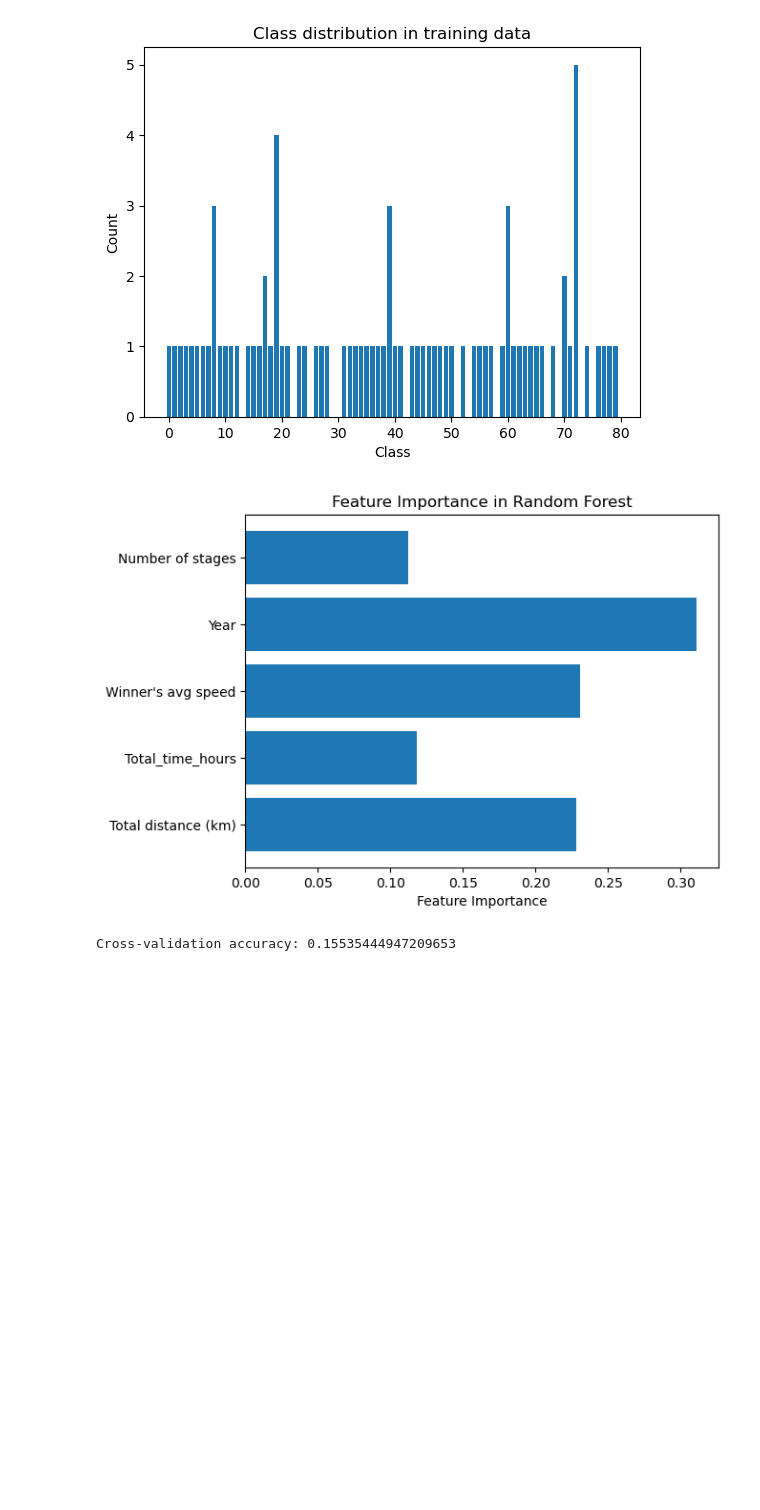
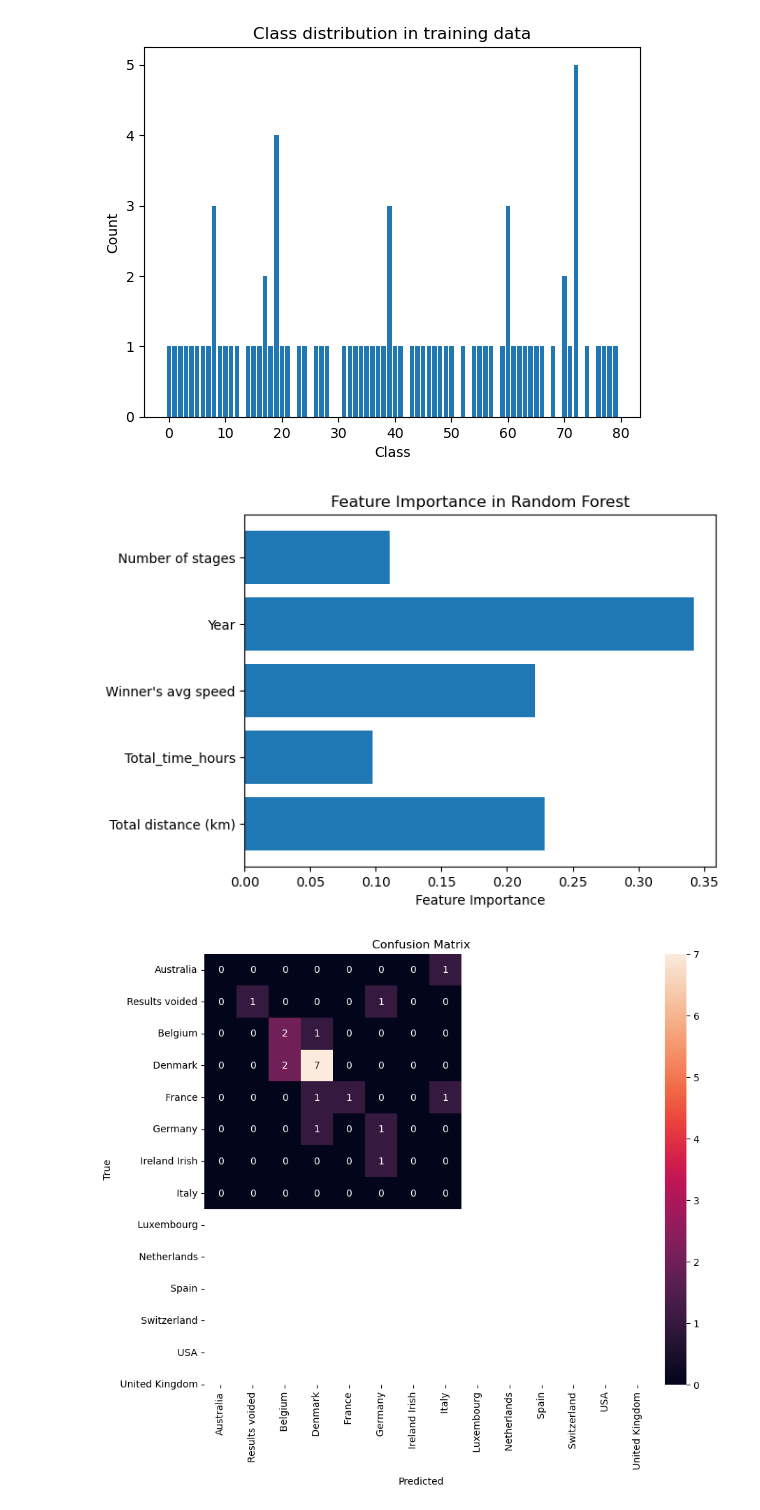
Before and after one commit to begindeveloper/Tour_De_France-Analysis, a Jupyter notebook: tour_de_france_analysis.ipynb, the cells around one changed output. Saved outputs shown, nothing was run; the diff lists cells and outputs as text; code cells hidden in the pictures; blank space fills up the shorter version.

```diff
--- a/tour_de_france_analysis.ipynb
+++ b/tour_de_france_analysis.ipynb
@@ -353,7 +353,7 @@ X = df[features]
 
 # Encode target
 le = LabelEncoder()
-y = le.fit_transform(df["Winner"])
+y = le.fit_transform(df["Winner\'s Nationality"])
 
 # Split the data into training and testing sets
 X_train, X_test, y_train, y_test = train_test_split(X, y, test_size=0.2, random_state=42)
@@ -401,15 +401,24 @@ plt.show()
 # %% [output]
 [figure]
 # %%
+#model analysis and intepretation
 importances = model.feature_importances_
 plt.barh(X.columns, importances)
 plt.xlabel("Feature Importance")
 plt.title("Feature Importance in Random Forest")
 plt.show()
 # %% [output]
-[figure, old version]
+[figure, new version]
-# %%
-scores = cross_val_score(model, X, y, cv=2)
-print("Cross-validation accuracy:", scores.mean())
-# %% [output]
-Cross-validation accuracy: 0.15535444947209653
+# %%
+#confusion matrix shows what the model predicted vs. the true label
+cm = confusion_matrix(y_test, y_pred)
+plt.figure(figsize=(10, 8))
+sns.heatmap(cm, annot=True, fmt='d',
+            xticklabels=le.inverse_transform(sorted(set(y))),
+            yticklabels=le.inverse_transform(sorted(set(y))))
+plt.xlabel("Predicted")
+plt.ylabel("True")
+plt.title("Confusion Matrix")
+plt.show()
+# %% [output]
+[figure, added]
```
Also changed, not shown: parts of 5 cells of this notebook.
